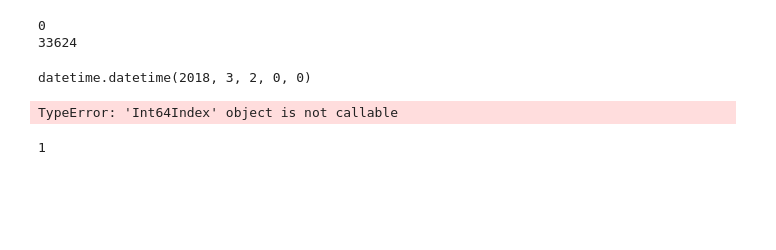
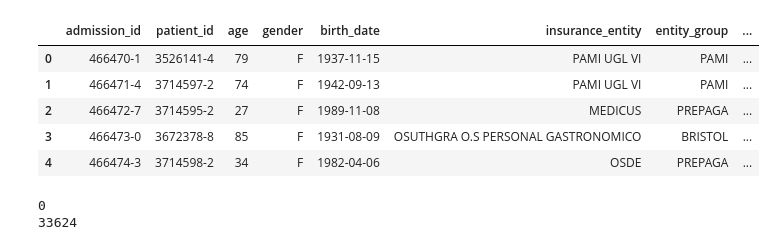
Before and after one commit to josedallavia/A-Machine-Learning-Approach-for-Optimization-of-Hospital-Bed-Utilization, a Jupyter notebook: Draft_hospital_classes.ipynb, the cells around one changed output. Cells and saved outputs as stored; diff of their text form; code cells hidden in the pictures; blank space fills up the shorter version.

```diff
--- a/Draft_hospital_classes.ipynb
+++ b/Draft_hospital_classes.ipynb
@@ -31 +31,11 @@ internaciones.head()
+# %%
+hospitalizations = db['hospitalizations']
+hospitalizations.head()
+# %% [output]
+|  | admission_id | patient_id | age | gender | birth_date | insurance_entity | entity_group | ... |
+| 0 | 466470-1 | 3526141-4 | 79 | F | 1937-11-15 | PAMI UGL VI | PAMI | ... |
+| 1 | 466471-4 | 3714597-2 | 74 | F | 1942-09-13 | PAMI UGL VI | PAMI | ... |
+| 2 | 466472-7 | 3714595-2 | 27 | F | 1989-11-08 | MEDICUS | PREPAGA | ... |
+| 3 | 466473-0 | 3672378-8 | 85 | F | 1931-08-09 | OSUTHGRA O.S PERSONAL GASTRONOMICO | BRISTOL | ... |
+| 4 | 466474-3 | 3714598-2 | 34 | F | 1982-04-06 | OSDE | PREPAGA | ... |
 # %%
@@ -39,18 +48,0 @@ a = internaciones.loc[33624].to_dict()
-# %%
-datetime.strptime(a['Fec Alta'],'%Y-%m-%d')
-# %% [output]
-datetime.datetime(2018, 3, 2, 0, 0)
-# %%
-for i in internaciones[internaciones['Nro H.C.'] == '3526141-4'].index():
-    print(internaciones.loc[i].to_json("row{}.json".format(i)))
-# %% [output]
-TypeError: 'Int64Index' object is not callable
-# %%
-
-sexo = internaciones[internaciones['Nro H.C.'] == '3526141-4']['Sexo'].unique()[0]
-
-insurance = internaciones[internaciones['Nro H.C.'] == '3526141-4']['Entidad'].unique()[0]
-
-birth_date = internaciones[internaciones['Nro H.C.'] == '3526141-4']['Fec Nac'].unique()[0]
-# %% [output]
-1
```
Also changed, not shown: parts of 45 cells of this notebook.
